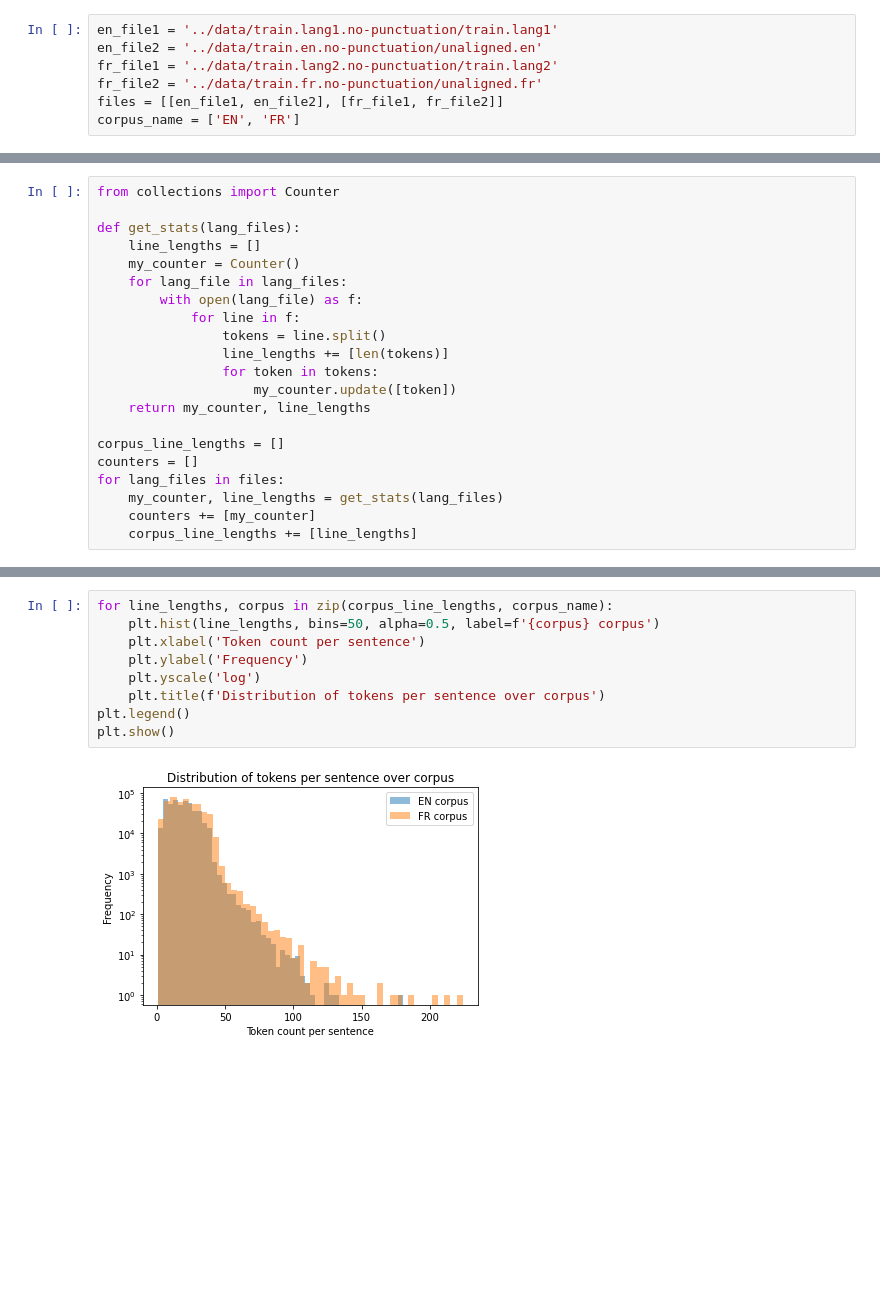
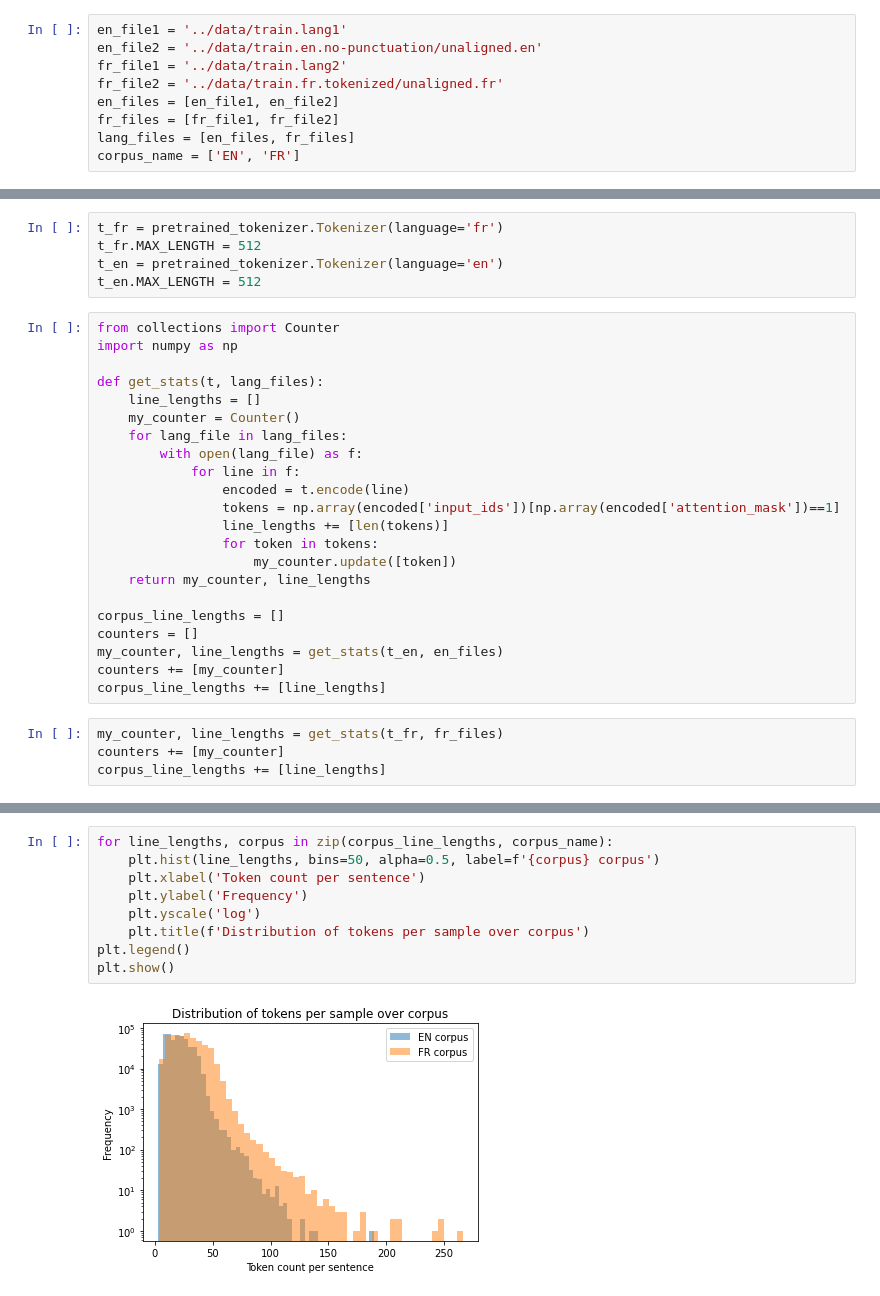
Before and after one commit to harmanpreet93/low-resource-machine-translation, a Jupyter notebook: notebooks/Alex-EDA.ipynb, the cells around one changed output, grey strips where cells are left out. Cells and saved outputs as stored; diff of their text form; blank space fills up the shorter version.

Commit message:
Updated EDA to use pretrained tokenizer

```diff
--- a/notebooks/Alex-EDA.ipynb
+++ b/notebooks/Alex-EDA.ipynb
@@ -1,7 +1,9 @@
 # %%
-en_file1 = '../data/train.lang1.no-punctuation/train.lang1'
+en_file1 = '../data/train.lang1'
 en_file2 = '../data/train.en.no-punctuation/unaligned.en'
-fr_file1 = '../data/train.lang2.no-punctuation/train.lang2'
-fr_file2 = '../data/train.fr.no-punctuation/unaligned.fr'
-files = [[en_file1, en_file2], [fr_file1, fr_file2]]
+fr_file1 = '../data/train.lang2'
+fr_file2 = '../data/train.fr.tokenized/unaligned.fr'
+en_files = [en_file1, en_file2]
+fr_files = [fr_file1, fr_file2]
+lang_files = [en_files, fr_files]
 corpus_name = ['EN', 'FR']
@@ -8,13 +19,20 @@ corpus_name = ['EN', 'FR']
+# %%
+t_fr = pretrained_tokenizer.Tokenizer(language='fr')
+t_fr.MAX_LENGTH = 512
+t_en = pretrained_tokenizer.Tokenizer(language='en')
+t_en.MAX_LENGTH = 512
 # %%
 from collections import Counter
+import numpy as np
 
-def get_stats(lang_files):
+def get_stats(t, lang_files):
     line_lengths = []
     my_counter = Counter()
     for lang_file in lang_files:
         with open(lang_file) as f:
             for line in f:
-                tokens = line.split()
+                encoded = t.encode(line)
+                tokens = np.array(encoded['input_ids'])[np.array(encoded['attention_mask'])==1]
                 line_lengths += [len(tokens)]
                 for token in tokens:
                     my_counter.update([token])
@@ -22,10 +40,13 @@ def get_stats(lang_files):
 
 corpus_line_lengths = []
 counters = []
-for lang_files in files:
-    my_counter, line_lengths = get_stats(lang_files)
-    counters += [my_counter]
-    corpus_line_lengths += [line_lengths]
+my_counter, line_lengths = get_stats(t_en, en_files)
+counters += [my_counter]
+corpus_line_lengths += [line_lengths]
+# %%
+my_counter, line_lengths = get_stats(t_fr, fr_files)
+counters += [my_counter]
+corpus_line_lengths += [line_lengths]
 # %%
 for my_counter, corpus in zip(counters, corpus_name):
     print(f'number of unique tokens in {corpus} corpus: {len(my_counter)}')
@@ -48,14 +69,14 @@ plt.show()
 # %%
 for line_lengths, corpus in zip(corpus_line_lengths, corpus_name):
     plt.hist(line_lengths, bins=50, alpha=0.5, label=f'{corpus} corpus')
     plt.xlabel('Token count per sentence')
     plt.ylabel('Frequency')
     plt.yscale('log')
-    plt.title(f'Distribution of tokens per sentence over corpus')
+    plt.title(f'Distribution of tokens per sample over corpus')
 plt.legend()
 plt.show()
 # %% [output]
-[figure, old version]
+[figure, new version]
 # %%
 for line_lengths, corpus in zip(corpus_line_lengths, corpus_name):
     print(f'max number of tokens per {corpus} sentence: {max(line_lengths)}')
```
Also changed, not shown: parts of 6 cells of this notebook.
